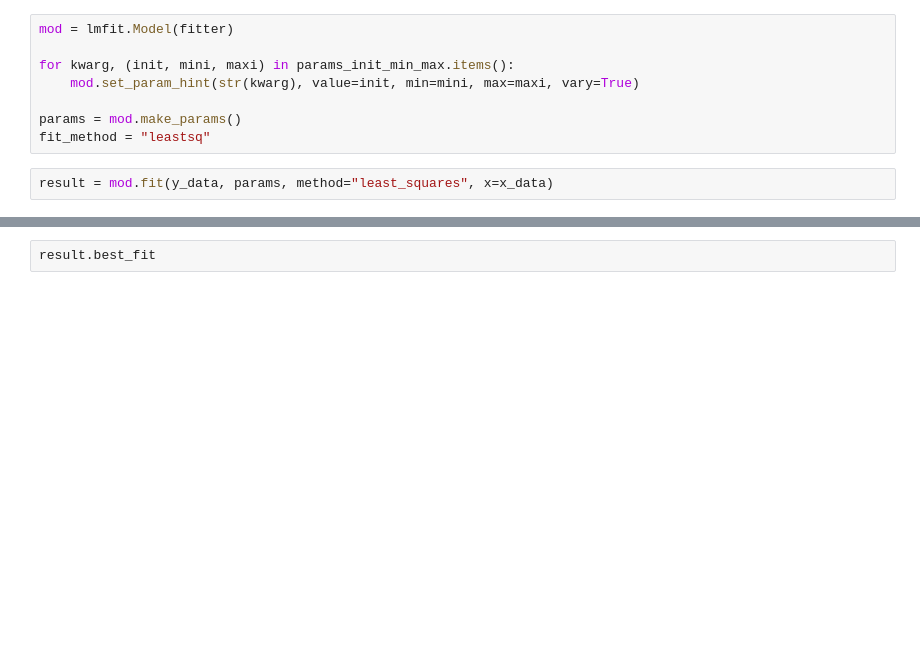
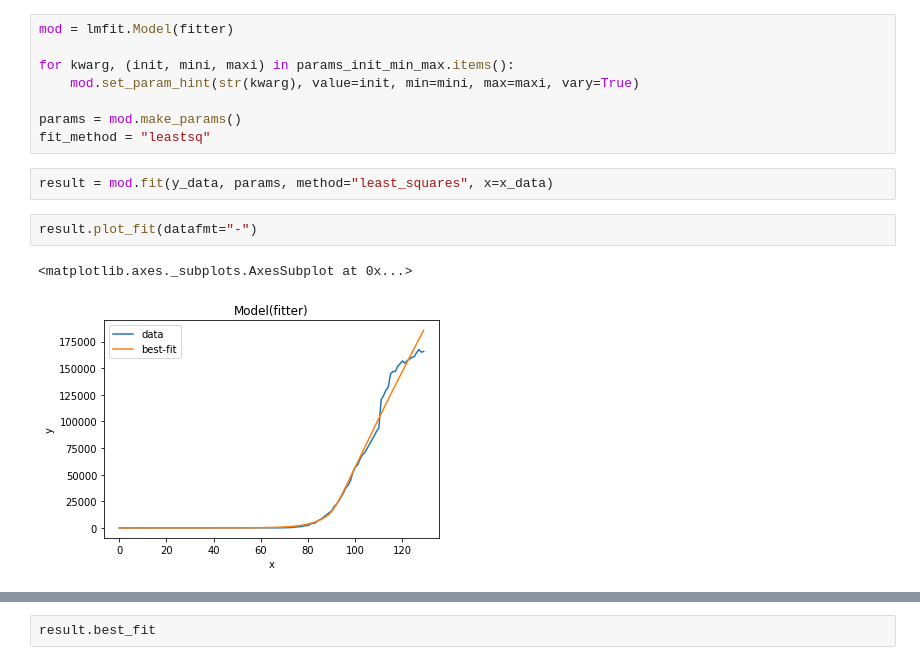
Before and after one commit to RobindeGrootNL/COVID-19-Data-Driven-Policy-Advisor-Tool, a Jupyter notebook: python/model/NotebookTowardsDSBlog/infectious_disease_modelling-master/part_three.ipynb, the cells around one changed output, grey strips where cells are left out. Cells and saved outputs as stored; diff of their text form; blank space fills up the shorter version.

```diff
--- a/python/model/NotebookTowardsDSBlog/infectious_disease_modelling-master/part_three.ipynb
+++ b/python/model/NotebookTowardsDSBlog/infectious_disease_modelling-master/part_three.ipynb
@@ -322,6 +322,11 @@ params = mod.make_params()
 fit_method = "leastsq"
 # %%
 result = mod.fit(y_data, params, method="least_squares", x=x_data)
+# %%
+result.plot_fit(datafmt="-")
+# %% [output]
+<matplotlib.axes._subplots.AxesSubplot at 0x...>
+[figure, added]
 # %%
 result.plot_fit(datafmt="-")
 # %% [output]
```
Also changed, not shown: parts of 10 cells of this notebook, 1 other file.
